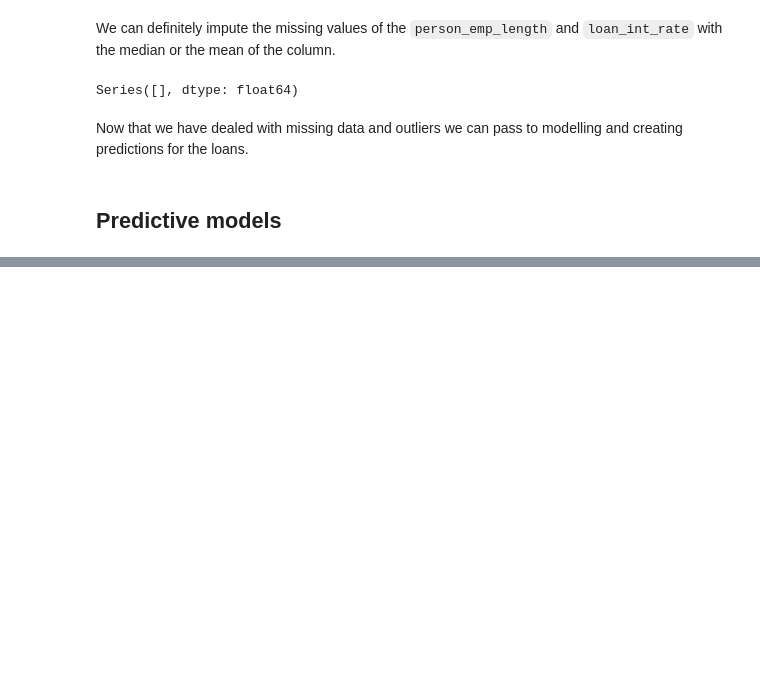
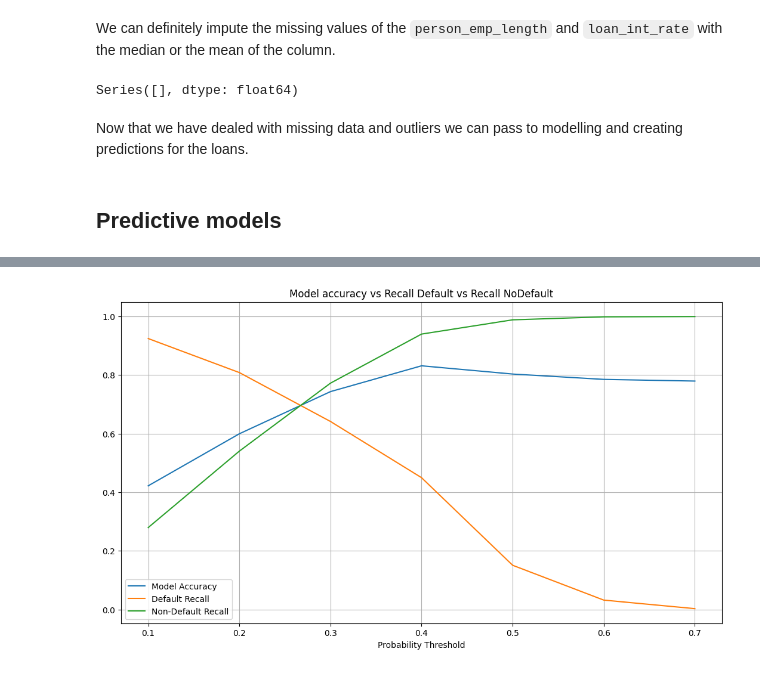
Before and after one commit to tommasograndi/Credit-Risk-Analysis, a Jupyter notebook: cr-analysis.ipynb, the cells around one changed output, grey strips where cells are left out. Cells and saved outputs as stored; diff of their text form; code cells hidden in the pictures; blank space fills up the shorter version.

```diff
--- a/cr-analysis.ipynb
+++ b/cr-analysis.ipynb
@@ -242,0 +505,13 @@ Now that we have dealed with missing data and outliers we can pass to modelling
+# %%
+# Let's now compare Model accuracy vs Recall Default vs Recall NoDefault
+
+plt.plot(compare['Model Accuracy'], label = 'Model Accuracy' )
+plt.plot(compare['Recall of default'], label = 'Default Recall')
+plt.plot(compare['Recall of no-default'], label = 'Non-Default Recall')
+plt.xlabel("Probability Threshold")
+plt.title('Model accuracy vs Recall Default vs Recall NoDefault')
+plt.grid()
+plt.legend()
+plt.show()
+# %% [output]
+[figure, added]
```
Also changed, not shown: parts of 29 cells of this notebook.
